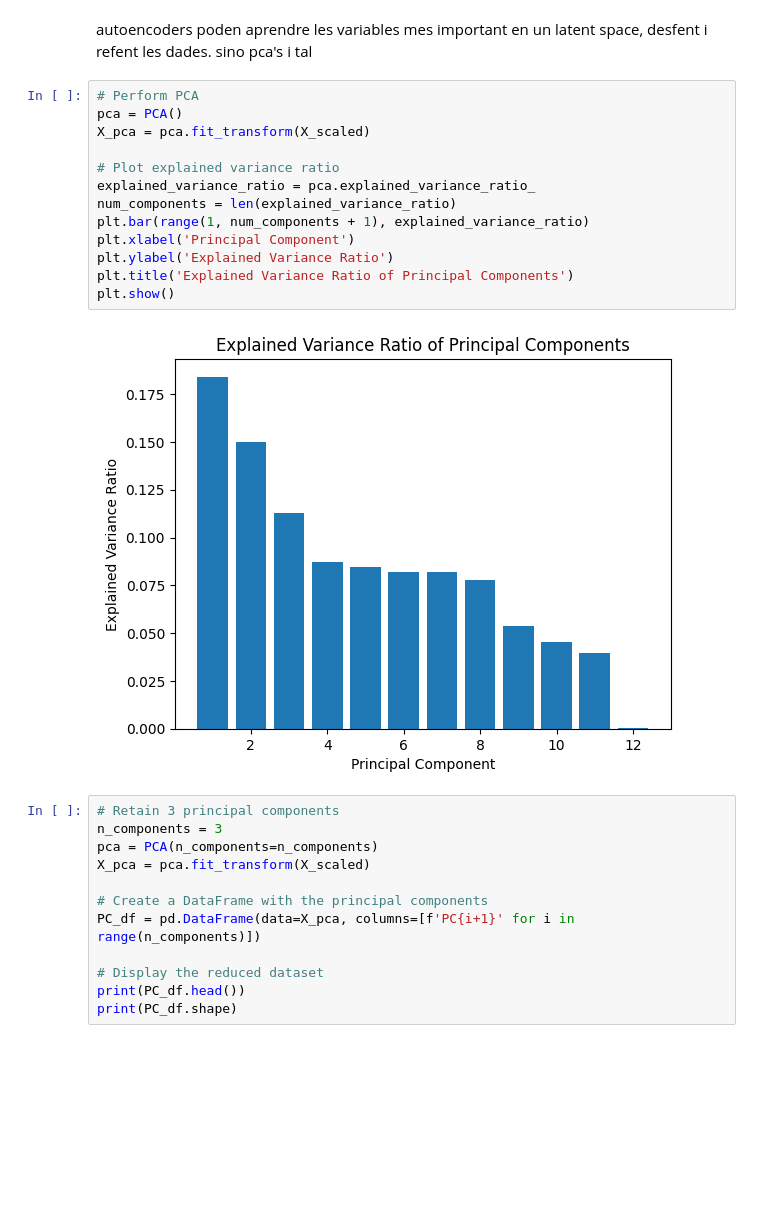
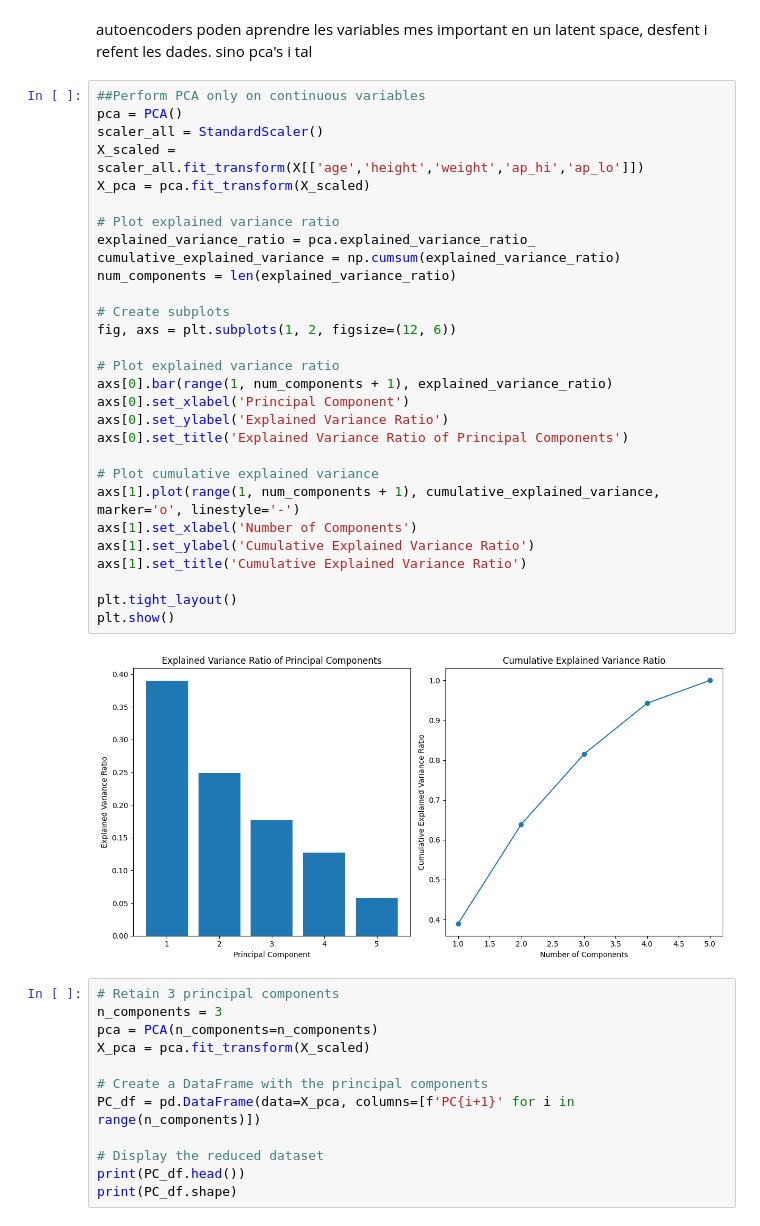
Before and after one commit to beni-1414/AIBE_project, a Jupyter notebook: code/clustering_feature_extraction.ipynb, the cells around one changed output. Drawn from its saved outputs; the diff is of its cells as text; blank space fills up the shorter version.

```diff
--- a/code/clustering_feature_extraction.ipynb
+++ b/code/clustering_feature_extraction.ipynb
@@ -123,20 +142,36 @@ data.head()
 autoencoders poden aprendre les variables mes important en un latent space, desfent i refent les dades.
 sino pca's i tal
 # %%
-# Perform PCA
+##Perform PCA only on continuous variables
 pca = PCA()
+scaler_all = StandardScaler()
+X_scaled = scaler_all.fit_transform(X[['age','height','weight','ap_hi','ap_lo']])
 X_pca = pca.fit_transform(X_scaled)
 
 # Plot explained variance ratio
 explained_variance_ratio = pca.explained_variance_ratio_
+cumulative_explained_variance = np.cumsum(explained_variance_ratio)
 num_components = len(explained_variance_ratio)
-plt.bar(range(1, num_components + 1), explained_variance_ratio)
-plt.xlabel('Principal Component')
-plt.ylabel('Explained Variance Ratio')
-plt.title('Explained Variance Ratio of Principal Components')
+
+# Create subplots
+fig, axs = plt.subplots(1, 2, figsize=(12, 6))
+
+# Plot explained variance ratio
+axs[0].bar(range(1, num_components + 1), explained_variance_ratio)
+axs[0].set_xlabel('Principal Component')
+axs[0].set_ylabel('Explained Variance Ratio')
+axs[0].set_title('Explained Variance Ratio of Principal Components')
+
+# Plot cumulative explained variance
+axs[1].plot(range(1, num_components + 1), cumulative_explained_variance, marker='o', linestyle='-')
+axs[1].set_xlabel('Number of Components')
+axs[1].set_ylabel('Cumulative Explained Variance Ratio')
+axs[1].set_title('Cumulative Explained Variance Ratio')
+
+plt.tight_layout()
 plt.show()
 # %% [output]
-[figure, old version]
+[figure, new version]
 # %%
 # Retain 3 principal components
 n_components = 3
```
Also changed, not shown: parts of 5 cells of this notebook, 1 other file.
